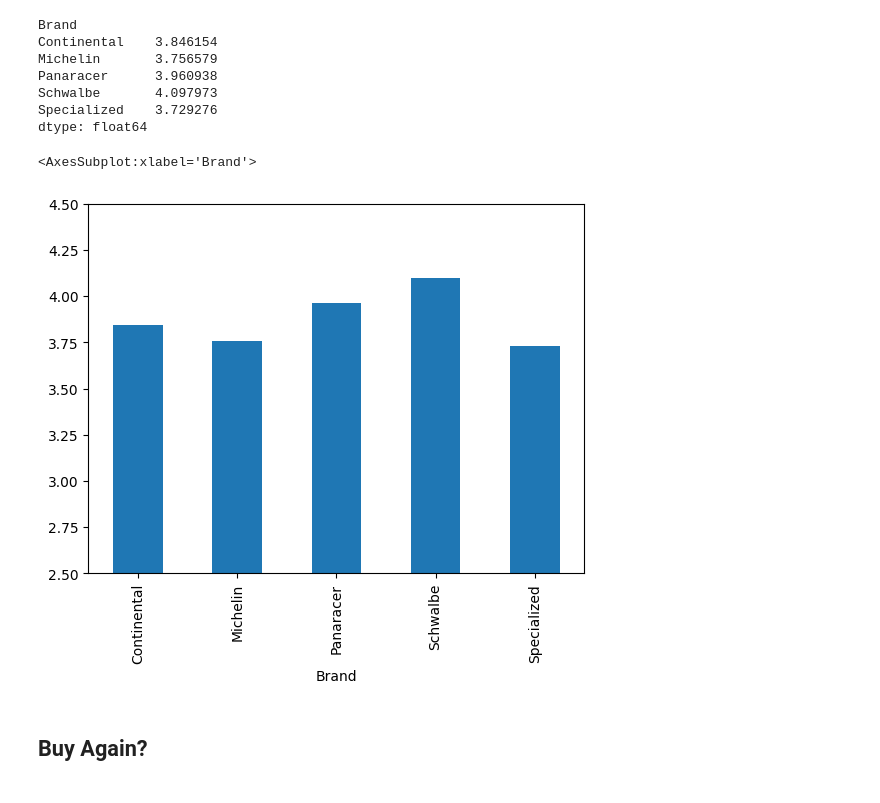
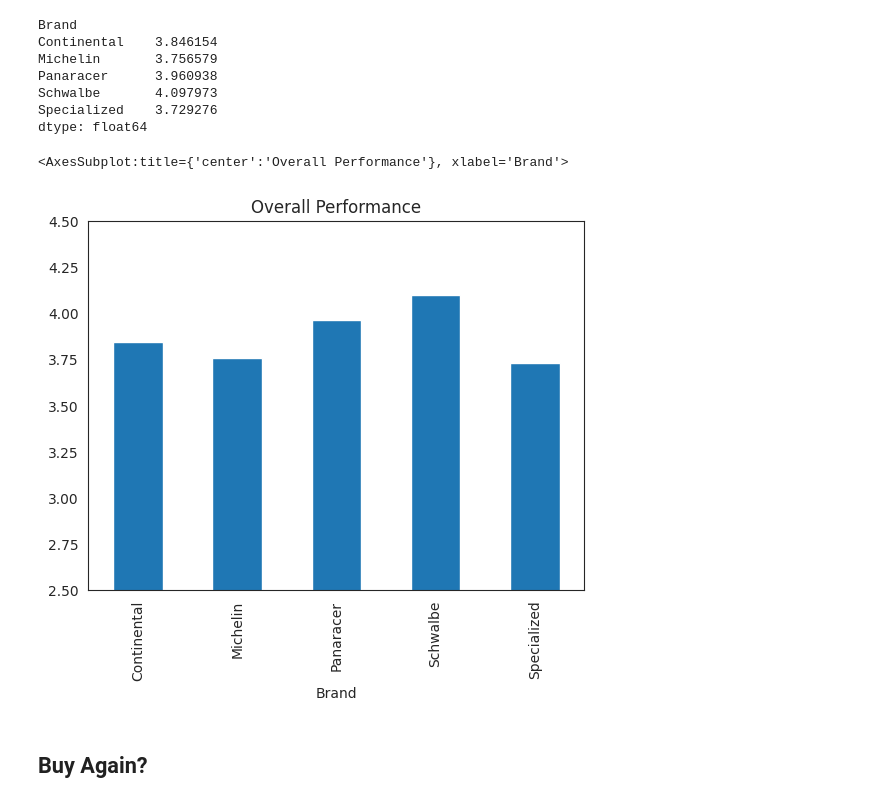
Before and after one commit to sanalps/Tire_Survery_EDA, a Jupyter notebook: BF_street_tire_survey.ipynb, the cells around one changed output. Cells and saved outputs as stored; diff of their text form; code cells hidden in the pictures.

```diff
--- a/BF_street_tire_survey.ipynb
+++ b/BF_street_tire_survey.ipynb
@@ -500,9 +500,9 @@ Schwalbe       4.097973
 Specialized    3.729276
 dtype: float64
 # %%
-brand4_transposed.mean().plot(kind='bar',ylim=(2.5,4.5))
+brand4_transposed.mean().plot(kind='bar',ylim=(2.5,4.5),title='Overall Performance')
 # %% [output]
-<AxesSubplot:xlabel='Brand'>
+<AxesSubplot:title={'center':'Overall Performance'}, xlabel='Brand'>
-[figure, old version]
+[figure, new version]
 # %% [markdown]
 ## Buy Again?
```
Also changed, not shown: parts of 1 cell of this notebook, 1 other file.
